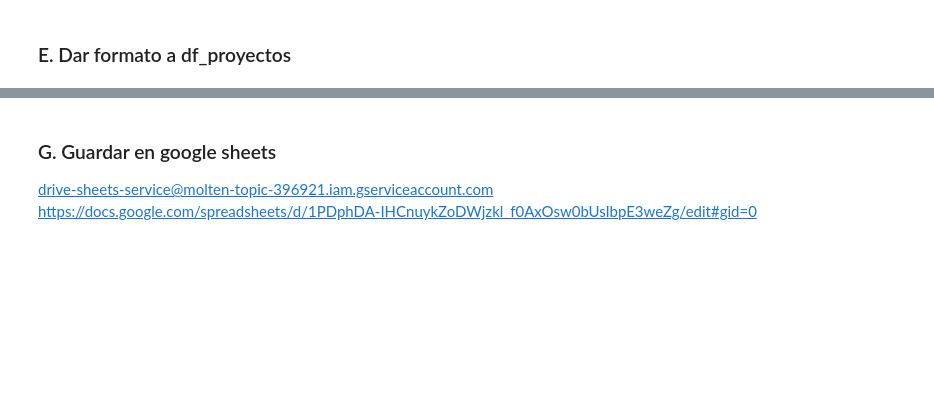
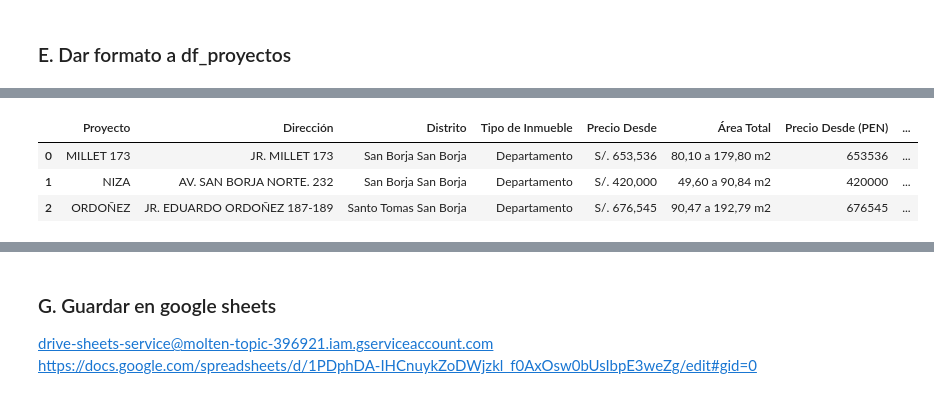
Before and after one commit to NahumFGz/NexoInmobiliarioScrapper, a Jupyter notebook: v2 - Scrapp.ipynb, the cells around one changed output, grey strips where cells are left out. Drawn from its saved outputs; the diff is of its cells as text; code cells hidden in the pictures; blank space fills up the shorter version.

```diff
--- a/v2 - Scrapp.ipynb
+++ b/v2 - Scrapp.ipynb
@@ -473,3 +400,70 @@ df_proyectos_format.head(3)
+# %%
+def get_monto_moneda(valor_str_1, valor_str_2, key):
+    valor_str_1 = str(valor_str_1)
+    valor_str_2 = str(valor_str_2)
+
+    if key in valor_str_1:
+        return valor_str_1.replace(key, '').replace(',','').replace('.','').strip()
+    elif key in valor_str_2:
+        return valor_str_2.replace(key, '').replace(',','').replace('.','').strip()
+# %%
+# 1. Dar formato a las columnas de fecha y castear a date 'yyyy-mm-dd'
+df_proyectos_format = df_proyectos.copy()
+df_proyectos_format['Fecha de Entrega'] = df_proyectos_format['Fecha de Entrega'].apply(formato_fecha)
+df_proyectos_format['Fecha de Entrega'] = pd.to_datetime(df_proyectos_format['Fecha de Entrega'])
+
+# 2. Hacer un upper a las columas que son string
+df_proyectos_format['Proyecto'] = df_proyectos_format['Proyecto'].str.upper()
+df_proyectos_format['Dirección'] = df_proyectos_format['Dirección'].str.upper()
+df_proyectos_format['Financiamiento'] = df_proyectos_format['Financiamiento'].str.upper()
+df_proyectos_format['Inmobiliaria Nombre'] = df_proyectos_format['Inmobiliaria Nombre'].str.upper()
+df_proyectos_format['Precio Desde'] = df_proyectos_format['Precio Desde'].str.upper()
+df_proyectos_format['Valor de Referencia'] = df_proyectos_format['Valor de Referencia'].str.upper()
+
+# 3. Reemplazar los valores de 'Precio Desde' y 'Valor de Referencia' por 0
+df_proyectos_format['Precio Desde'] = df_proyectos_format['Precio Desde'].replace('-', 'S/. 0')
+df_proyectos_format['Valor de Referencia'] = df_proyectos_format['Valor de Referencia'].replace('-', 'S/. 0')
+
+# 5. Crear el campo 'Precio Desde (USD)'  y 'Precio Desde (PEN)'
+df_proyectos_format['Precio Desde (USD)'] = df_proyectos_format.apply(lambda row: get_monto_moneda(row['Precio Desde'], row['Valor de Referencia'], '$'), axis=1)
+df_proyectos_format['Precio Desde (PEN)'] = df_proyectos_format.apply(lambda row: get_monto_moneda(row['Precio Desde'], row['Valor de Referencia'], 'S/.'), axis=1)
+
+# 6. Castear a float las columnas de precio
+df_proyectos_format['Precio Desde (USD)'] = df_proyectos_format['Precio Desde (USD)'].astype(float)
+df_proyectos_format['Precio Desde (PEN)'] = df_proyectos_format['Precio Desde (PEN)'].astype(float)
+
+# 7. Reemplazar los valores de NaN por el tipo de cambio
+df_proyectos_format['Precio Desde (USD)'] = df_proyectos_format['Precio Desde (USD)'].fillna(df_proyectos_format['Precio Desde (PEN)'] / 3.75)
+df_proyectos_format['Precio Desde (PEN)'] = df_proyectos_format['Precio Desde (PEN)'].fillna(df_proyectos_format['Precio Desde (USD)'] * 3.75)
+
+# 8. Castear Precio Desde (USD) y Precio Desde (PEN) a int
+df_proyectos_format['Precio Desde (USD)'] = df_proyectos_format['Precio Desde (USD)'].astype(int)
+df_proyectos_format['Precio Desde (PEN)'] = df_proyectos_format['Precio Desde (PEN)'].astype(int)
+
+# 9. Area Total Min y Area Total Max
+df_proyectos_format['Area Min (m2)'] = df_proyectos_format['Área Total'].apply(lambda x: x.split(' a ')[0].strip())
+df_proyectos_format['Area Max (m2)'] = df_proyectos_format['Área Total'].apply(lambda x: x.split(' a ')[1].split('m2')[0].strip())
+
+# 10. Reemplazar '.' por ',' en las columnas de Área Total	, Area Min (m2) y Area Max (m2)
+df_proyectos_format['Área Total'] = df_proyectos_format['Área Total'].str.replace('.',',')
+df_proyectos_format['Area Min (m2)'] = df_proyectos_format['Area Min (m2)'].str.replace('.',',')
+df_proyectos_format['Area Max (m2)'] = df_proyectos_format['Area Max (m2)'].str.replace('.',',')
+
+# 11. Reordenar las columnas
+df_proyectos_format = df_proyectos_format[['Proyecto', 'Dirección', 'Distrito', 'Tipo de Inmueble', 'Precio Desde','Área Total', 'Precio Desde (PEN)', 'Precio Desde (USD)',
+                                           'Area Min (m2)', 'Area Max (m2)',
+                                           'Dormitorios', 'Etapa del Proyecto', 'Fecha de Entrega', 'Financiamiento',
+                                           'Inmobiliaria Nombre', 'Áreas Comunes', 'URL Nexoinmobiliario',
+                                           'Google Maps'
+                                           ]]
+
+# Ordenar precio desde menor a mayor
+df_proyectos_format.head(3)
+# %% [output]
+|  | Proyecto | Dirección | Distrito | Tipo de Inmueble | Precio Desde | Área Total | Precio Desde (PEN) | ... |
+| 0 | MILLET 173 | JR. MILLET 173 | San Borja San Borja | Departamento | S/. 653,536 | 80,10 a 179,80 m2 | 653536 | ... |
+| 1 | NIZA | AV. SAN BORJA NORTE. 232 | San Borja San Borja | Departamento | S/. 420,000 | 49,60 a 90,84 m2 | 420000 | ... |
+| 2 | ORDOÑEZ | JR. EDUARDO ORDOÑEZ 187-189 | Santo Tomas San Borja | Departamento | S/. 676,545 | 90,47 a 192,79 m2 | 676545 | ... |
 # %%
 df_proyectos_format.dtypes
 # %% [output]
```
Also changed, not shown: parts of 17 cells of this notebook.
